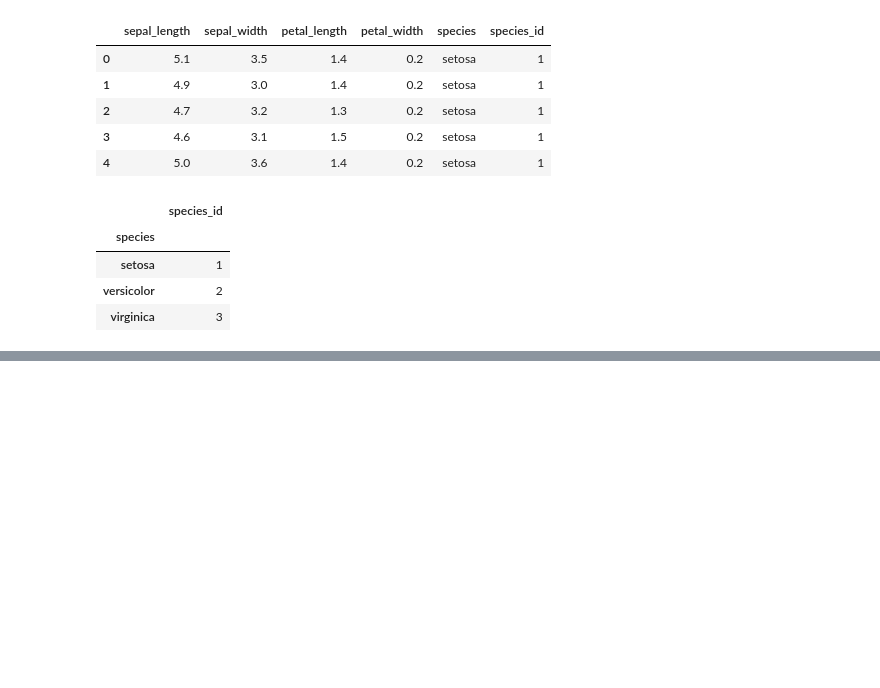
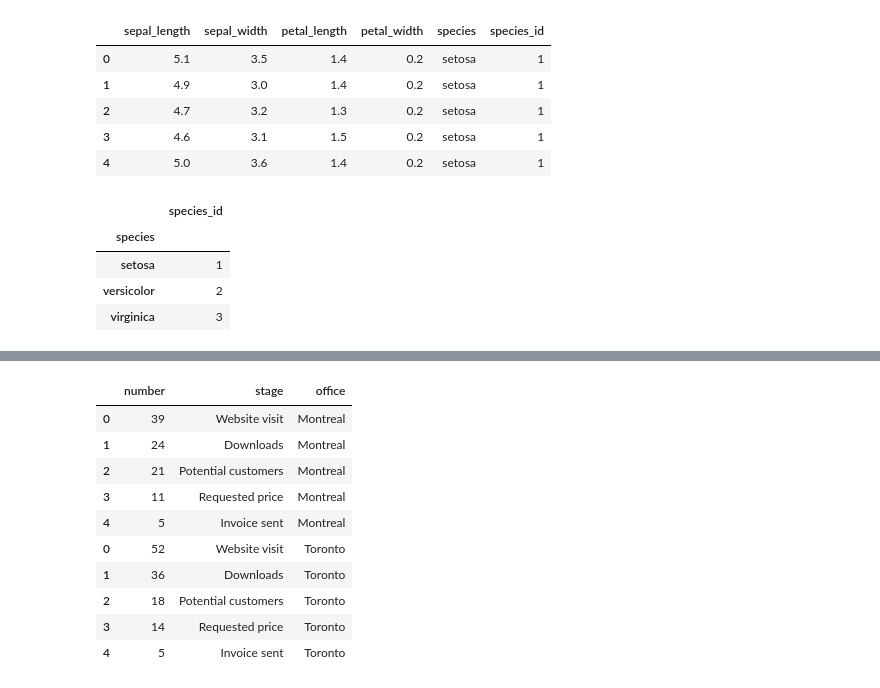
Before and after one commit to walidsharaar/Visualization, a Jupyter notebook: Miscellaneous Charts.ipynb, the cells around one changed output, grey strips where cells are left out. Drawn from its saved outputs; the diff is of its cells as text; code cells hidden in the pictures; blank space fills up the shorter version.

```diff
--- a/Miscellaneous Charts.ipynb
+++ b/Miscellaneous Charts.ipynb
@@ -83,0 +109,21 @@ px.parallel_coordinates(data, )
+# %%
+stages=["Website visit", "Downloads","Potential customers","Requested price","Invoice sent"]
+df_mtl = pd.DataFrame(dict(number=[39,24,21,11,5], stage=stages))
+df_mtl['office']='Montreal'
+df_toronto = pd.DataFrame(dict(number=[52,36,18,14,5], stage=stages))
+df_toronto['office'] ='Toronto'
+
+df = pd.concat([df_mtl,df_toronto],axis =0)
+df
+# %% [output]
+|  | number | stage | office |
+| 0 | 39 | Website visit | Montreal |
+| 1 | 24 | Downloads | Montreal |
+| 2 | 21 | Potential customers | Montreal |
+| 3 | 11 | Requested price | Montreal |
+| 4 | 5 | Invoice sent | Montreal |
+| 0 | 52 | Website visit | Toronto |
+| 1 | 36 | Downloads | Toronto |
+| 2 | 18 | Potential customers | Toronto |
+| 3 | 14 | Requested price | Toronto |
+| 4 | 5 | Invoice sent | Toronto |
```
Also changed, not shown: parts of 7 cells of this notebook.
